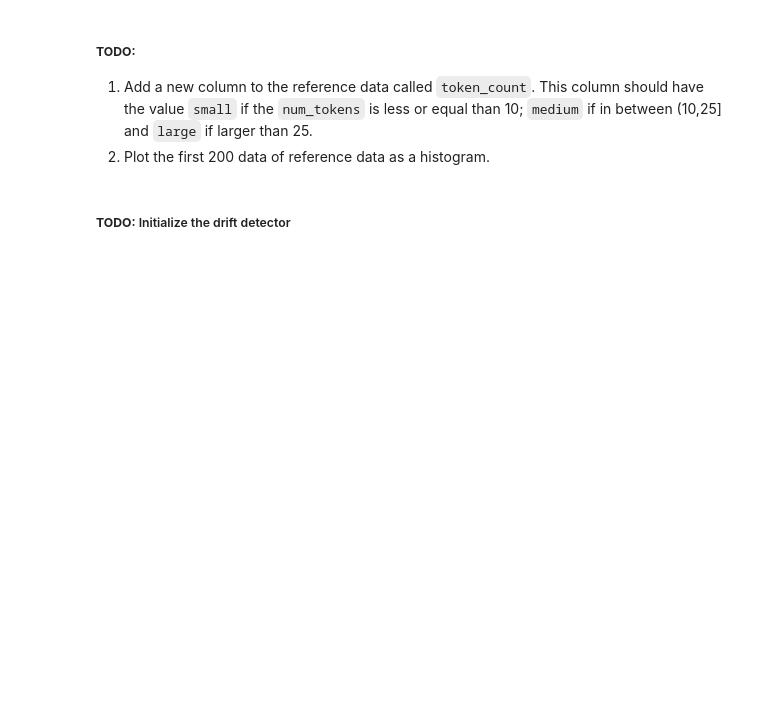
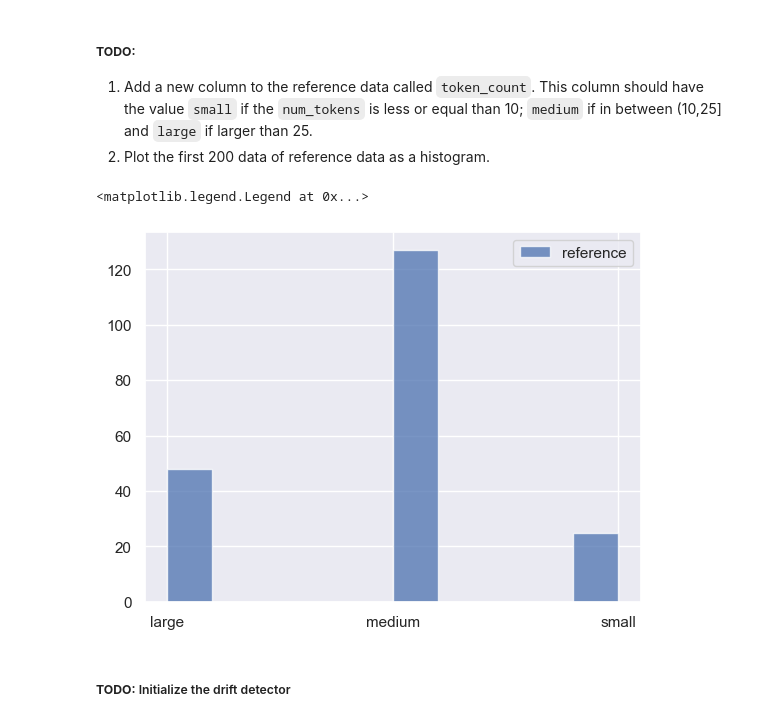
Before and after one commit to AMMI-2024/mlops-course, a Jupyter notebook: 6day/lab/code/monitoring_alibi_detect_tasks.ipynb, the cells around one changed output. Drawn from its saved outputs; the diff is of its cells as text; code cells hidden in the pictures; blank space fills up the shorter version.

```diff
--- a/6day/lab/code/monitoring_alibi_detect_tasks.ipynb
+++ b/6day/lab/code/monitoring_alibi_detect_tasks.ipynb
@@ -214,5 +214,14 @@ from alibi_detect.cd import ChiSquareDrift
 ##### **TODO:**
 1. Add a new column to the reference data called `token_count`. This column should have the value `small` if the `num_tokens` is less or equal than 10; `medium` if in between (10,25] and `large` if larger than 25.
 2. Plot the first 200 data of reference data as a histogram.
+# %%
+# Reference
+df.token_count = df.num_words.apply(lambda x: "small" if x <= 10 else ("medium" if x <=25 else "large"))
+ref = df.token_count[0:200].to_numpy()
+plt.hist(ref, alpha=0.75, label="reference")
+plt.legend()
+# %% [output]
+<matplotlib.legend.Legend at 0x...>
+[figure, added]
 # %% [markdown]
 ##### **TODO:** Initialize the drift detector
```
Also changed, not shown: parts of 10 cells of this notebook, 2 other files.
